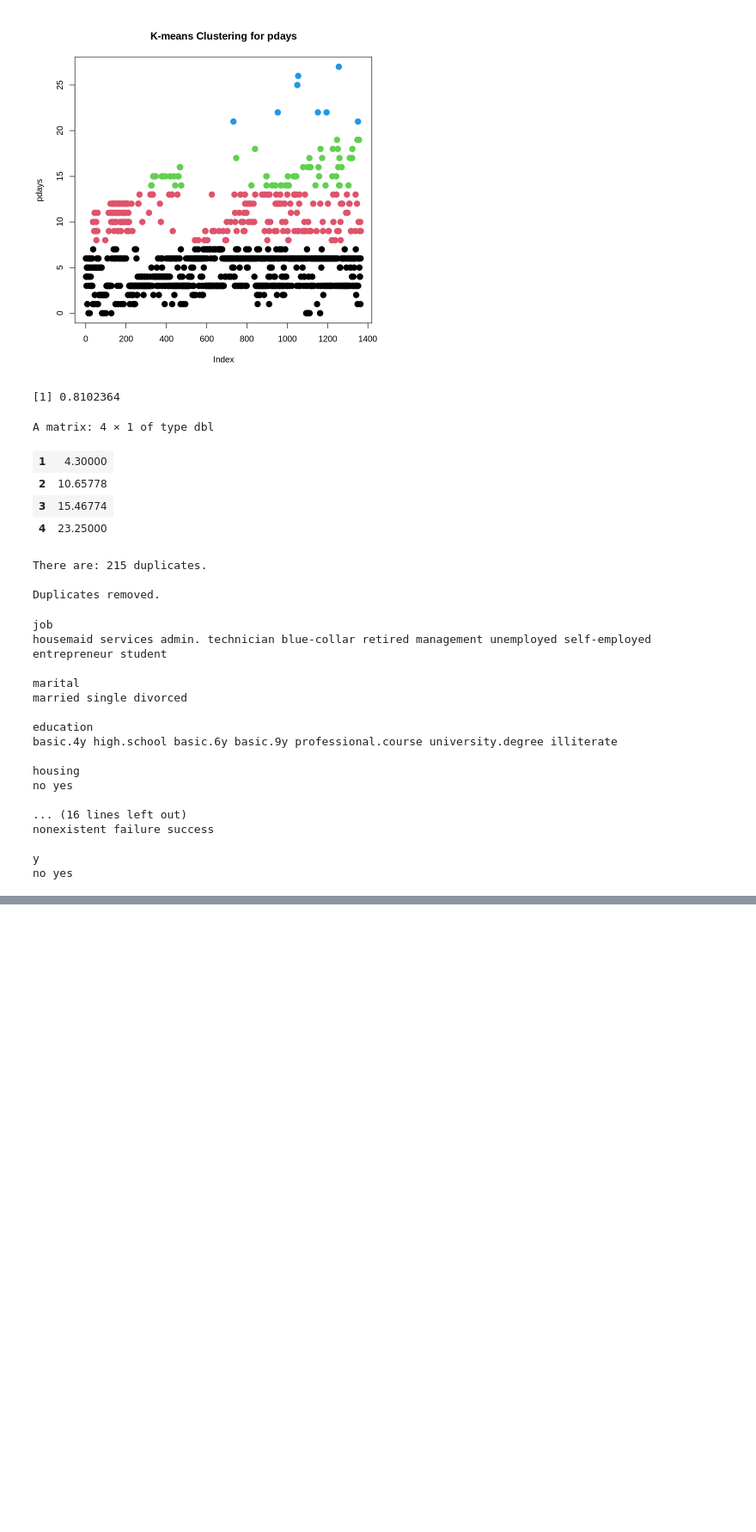
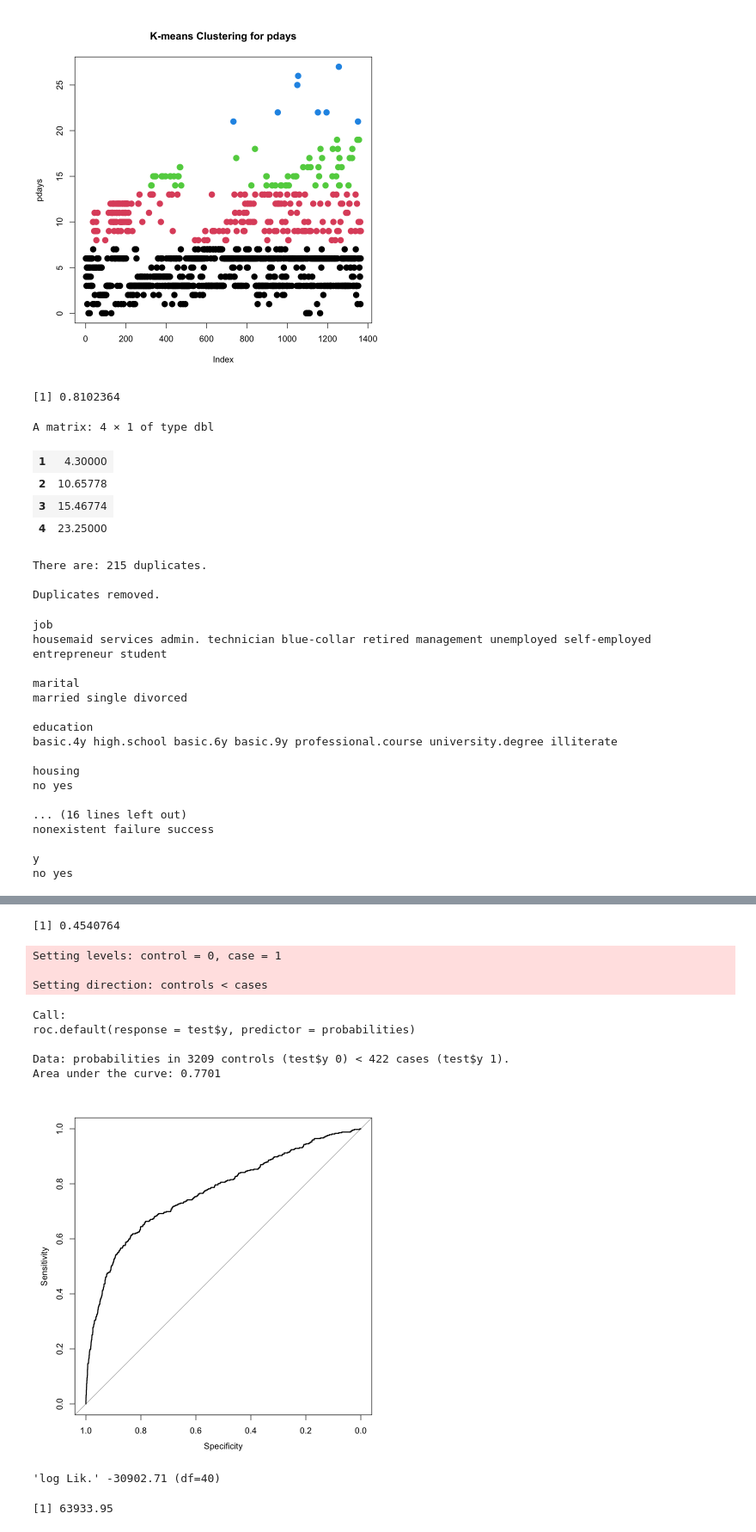
Before and after one commit to michp15/statistical_learning_class, a Jupyter notebook: stat_learn_classif_proj.ipynb, the cells around one changed output, grey strips where cells are left out. Shown at 86% size. Saved outputs shown, nothing was run; the diff lists cells and outputs as text; code cells hidden in the pictures; blank space fills up the shorter version.

```diff
--- a/stat_learn_classif_proj.ipynb
+++ b/stat_learn_classif_proj.ipynb
@@ -528,0 +514,26 @@ y_true    0    1
+# %%
+F1_Score(test$y, predicted_classes, positive = '1')
+# %% [output]
+[1] 0.4540764
+# %%
+roc_curve <- roc(test$y, probabilities)
+plot(roc_curve)
+roc_curve
+# %% [output]
+Setting levels: control = 0, case = 1
+
+Setting direction: controls < cases
+Call:
+roc.default(response = test$y, predictor = probabilities)
+
+Data: probabilities in 3209 controls (test$y 0) < 422 cases (test$y 1).
+Area under the curve: 0.7701
+[figure, added]
+# %%
+logLik(model) # higher the better
+# %% [output]
+'log Lik.' -30902.71 (df=40)
+# %%
+deviance(model)
+# %% [output]
+[1] 63933.95
```
Also changed, not shown: parts of 76 cells of this notebook.
